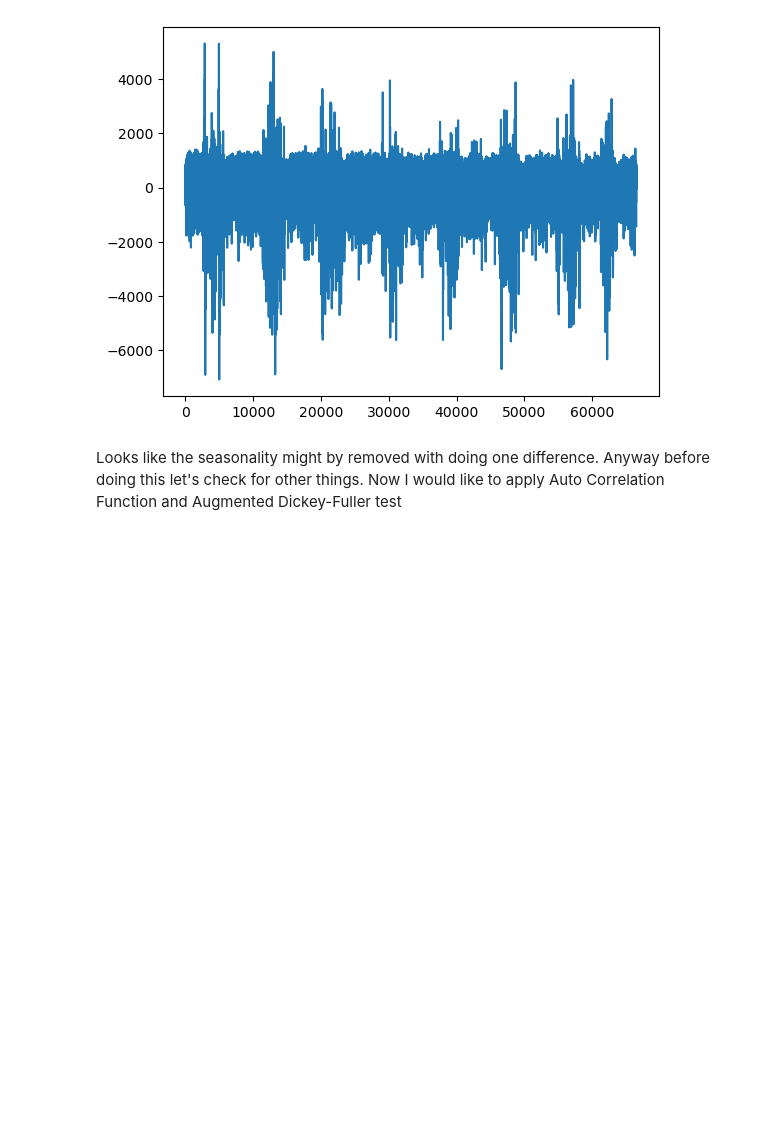
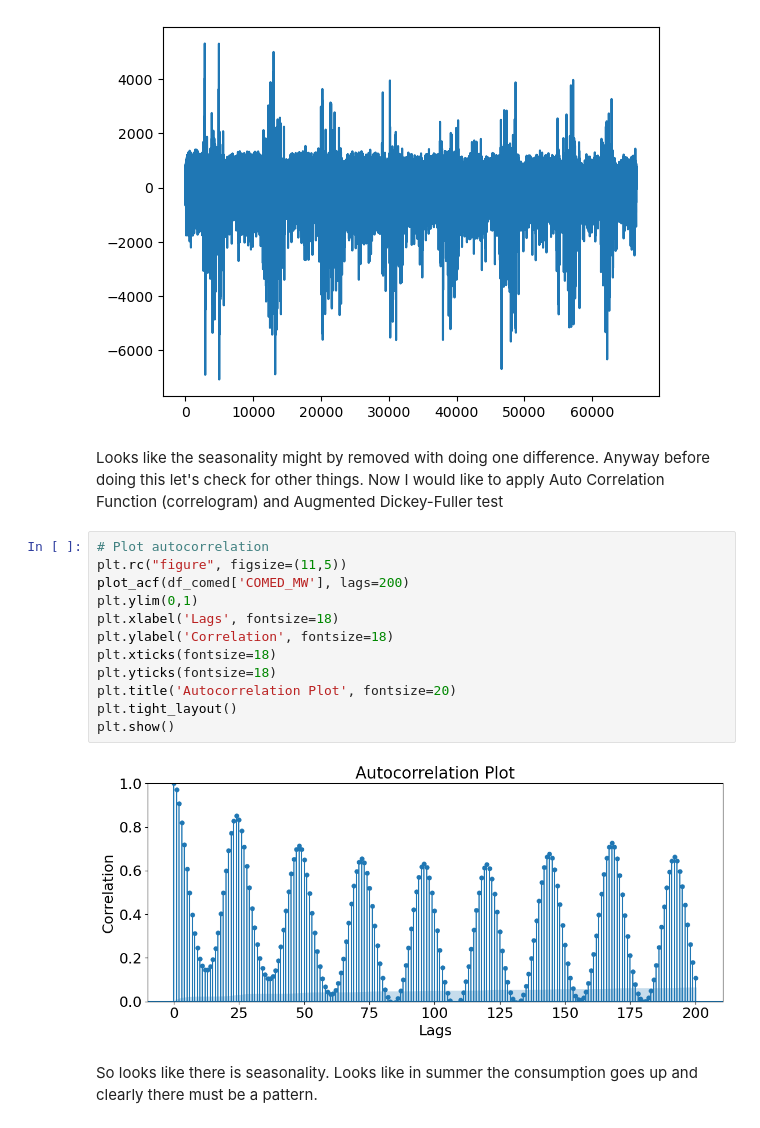
Before and after one commit to mariabaladuggimpudi/ml-practice, a Jupyter notebook: time_series/time_series_exploration.ipynb, the cells around one changed output. Saved outputs shown, nothing was run; the diff lists cells and outputs as text; blank space fills up the shorter version.

```diff
--- a/time_series/time_series_exploration.ipynb
+++ b/time_series/time_series_exploration.ipynb
@@ -121,4 +123,20 @@ plt.show()
 [figure]
 # %% [markdown]
 Looks like the seasonality might by removed with doing one difference. Anyway before doing this let's check for other things.
-Now I would like to apply Auto Correlation Function and Augmented Dickey-Fuller test
+Now I would like to apply Auto Correlation Function (correlogram) and Augmented Dickey-Fuller test
+# %%
+# Plot autocorrelation
+plt.rc("figure", figsize=(11,5))
+plot_acf(df_comed['COMED_MW'], lags=200)
+plt.ylim(0,1)
+plt.xlabel('Lags', fontsize=18)
+plt.ylabel('Correlation', fontsize=18)
+plt.xticks(fontsize=18)
+plt.yticks(fontsize=18)
+plt.title('Autocorrelation Plot', fontsize=20)
+plt.tight_layout()
+plt.show()
+# %% [output]
+[figure, added]
+# %% [markdown]
+So looks like there is seasonality. Looks like in summer the consumption goes up and clearly there must be a pattern.
```
Also changed, not shown: parts of 1 cell of this notebook.
